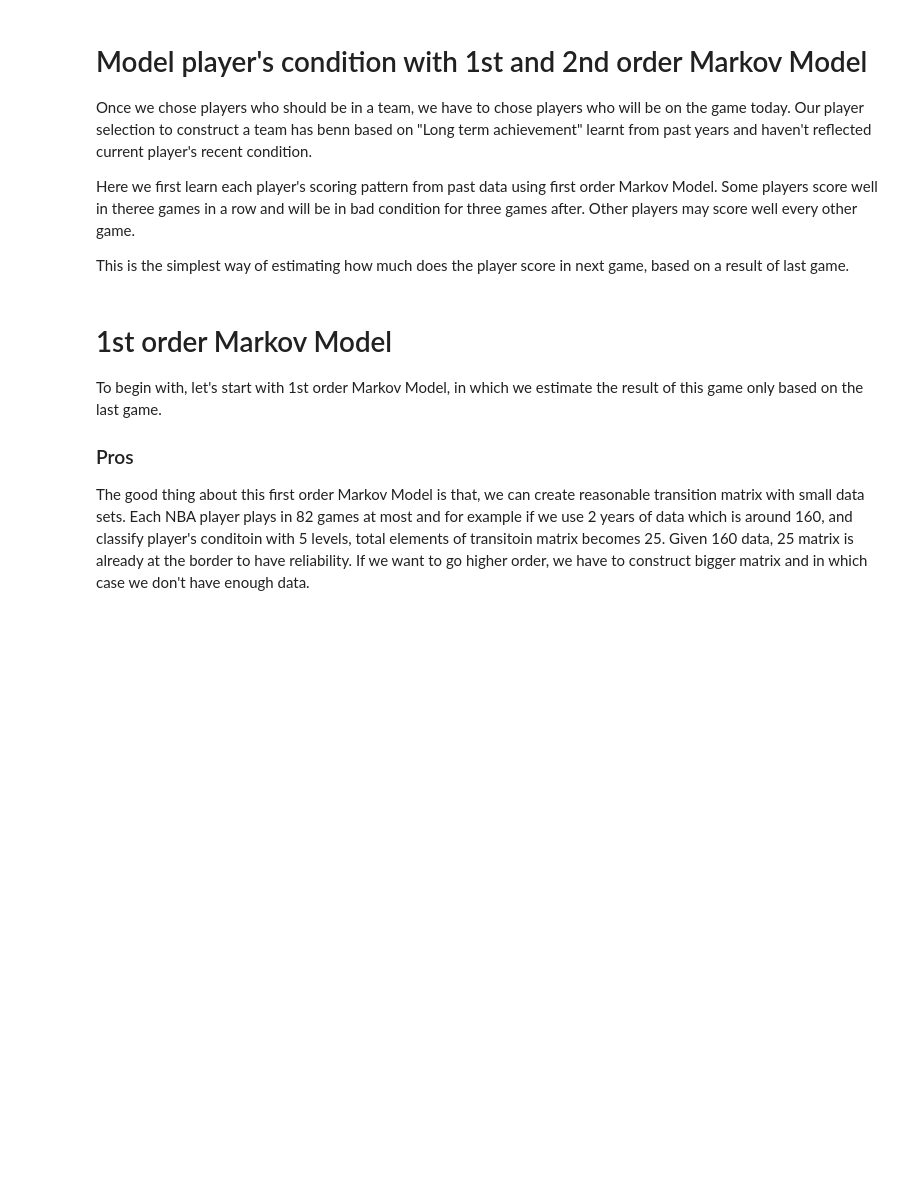
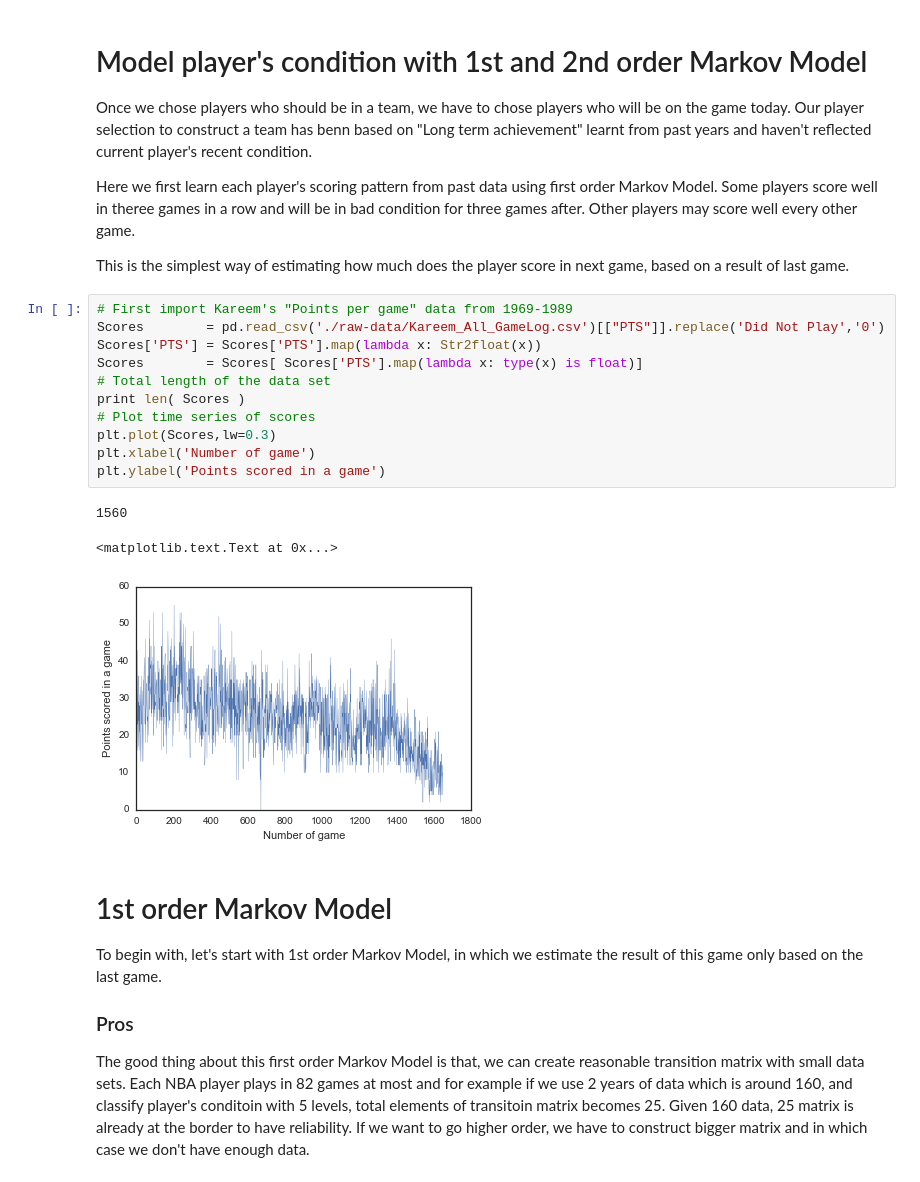
Before and after one commit to AM207Fantasy/am207, a Jupyter notebook: Condition Estimation.ipynb, the cells around one changed output. Saved outputs shown, nothing was run; the diff lists cells and outputs as text; blank space fills up the shorter version.

```diff
--- a/Condition Estimation.ipynb
+++ b/Condition Estimation.ipynb
@@ -417,6 +419,21 @@ Once we chose players who should be in a team, we have to chose players who will
 Here we first learn each player's scoring pattern from past data using first order Markov Model. Some players score well in theree games in a row and will be in bad condition for three games after. Other players may score well every other game.
 
 This is the simplest way of estimating how much does the player score in next game, based on a result of last game.
+# %%
+# First import Kareem's "Points per game" data from 1969-1989
+Scores        = pd.read_csv('./raw-data/Kareem_All_GameLog.csv')[["PTS"]].replace('Did Not Play','0')
+Scores['PTS'] = Scores['PTS'].map(lambda x: Str2float(x))
+Scores        = Scores[ Scores['PTS'].map(lambda x: type(x) is float)]
+# Total length of the data set
+print len( Scores )
+# Plot time series of scores
+plt.plot(Scores,lw=0.3)
+plt.xlabel('Number of game')
+plt.ylabel('Points scored in a game')
+# %% [output]
+1560
+<matplotlib.text.Text at 0x...>
+[figure, added]
 # %% [markdown]
 # 1st order Markov Model
 To begin with, let's start with 1st order Markov Model, in which we estimate the result of this game only based on the last game.
```
Also changed, not shown: parts of 40 cells of this notebook.
